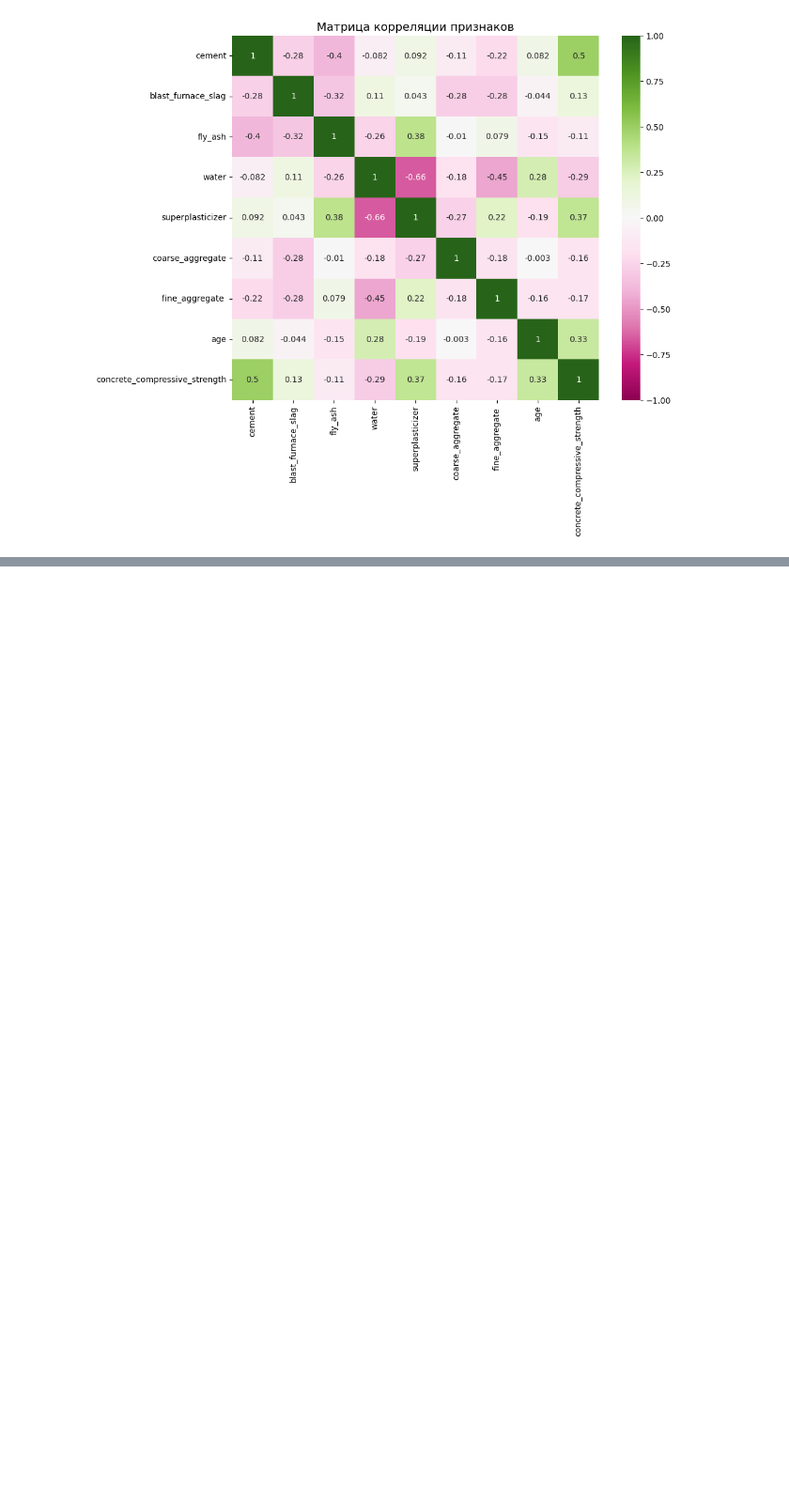
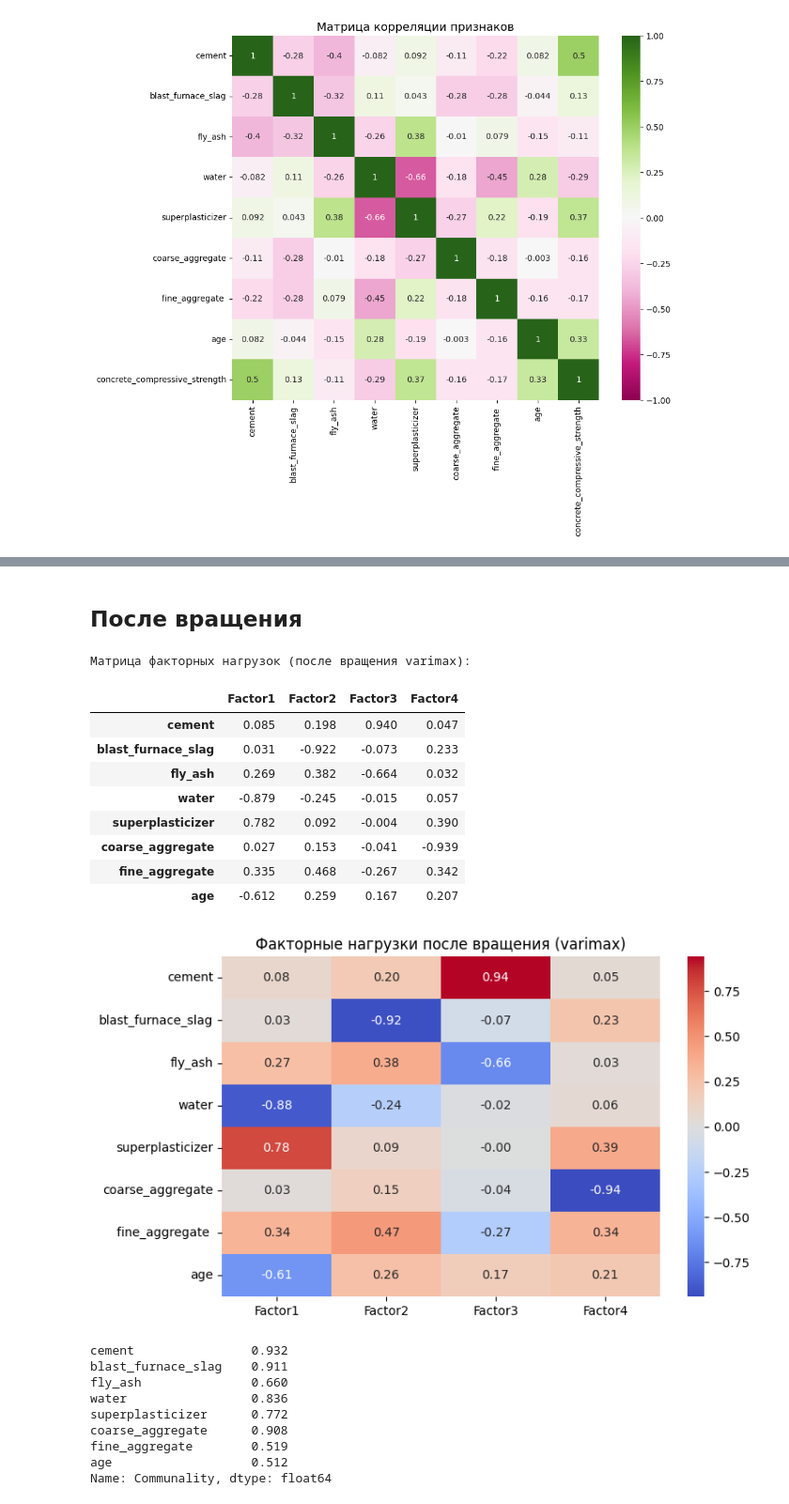
Before and after one commit to olesya1119/ML, a Jupyter notebook: mad/lab4/notebook.ipynb, the cells around one changed output, grey strips where cells are left out. Shown at 94% size. Saved outputs shown, nothing was run; the diff lists cells and outputs as text; code cells hidden in the pictures; blank space fills up the shorter version.

```diff
--- a/mad/lab4/notebook.ipynb
+++ b/mad/lab4/notebook.ipynb
@@ -595,0 +536,70 @@ display(results_total_pca)
+# %% [markdown]
+## После вращения
+# %%
+from factor_analyzer import FactorAnalyzer
+import pandas as pd
+import matplotlib.pyplot as plt
+import seaborn as sns
+
+
+n_factors = 4
+
+
+fa_rot = FactorAnalyzer(
+    n_factors=n_factors,
+    method='principal',
+    rotation='varimax'
+)
+fa_rot.fit(x_scaled)
+
+
+loadings_rot = pd.DataFrame(
+    fa_rot.loadings_,
+    index=feature_cols,
+    columns=[f"Factor{i+1}" for i in range(n_factors)]
+)
+
+print("Матрица факторных нагрузок (после вращения varimax):")
+display(loadings_rot.round(3))
+
+
+plt.figure(figsize=(8, 5))
+sns.heatmap(
+    loadings_rot,
+    annot=True,
+    fmt=".2f",
+    cmap="coolwarm",
+    center=0
+)
+plt.title("Факторные нагрузки после вращения (varimax)")
+plt.yticks(rotation=0)
+plt.show()
+
+
+communalities = pd.Series(
+    fa_rot.get_communalities(),
+    index=feature_cols,
+    name="Communality"
+)
+display(communalities.round(3))
+# %% [output]
+Матрица факторных нагрузок (после вращения varimax):
+|  | Factor1 | Factor2 | Factor3 | Factor4 |
+| cement | 0.085 | 0.198 | 0.940 | 0.047 |
+| blast_furnace_slag | 0.031 | -0.922 | -0.073 | 0.233 |
+| fly_ash | 0.269 | 0.382 | -0.664 | 0.032 |
+| water | -0.879 | -0.245 | -0.015 | 0.057 |
+| superplasticizer | 0.782 | 0.092 | -0.004 | 0.390 |
+| coarse_aggregate | 0.027 | 0.153 | -0.041 | -0.939 |
+| fine_aggregate | 0.335 | 0.468 | -0.267 | 0.342 |
+| age | -0.612 | 0.259 | 0.167 | 0.207 |
+[figure, added]
+cement                0.932
+blast_furnace_slag    0.911
+fly_ash               0.660
+water                 0.836
+superplasticizer      0.772
+coarse_aggregate      0.908
+fine_aggregate        0.519
+age                   0.512
+Name: Communality, dtype: float64
```
Also changed, not shown: parts of 35 cells of this notebook, 1 other file.
